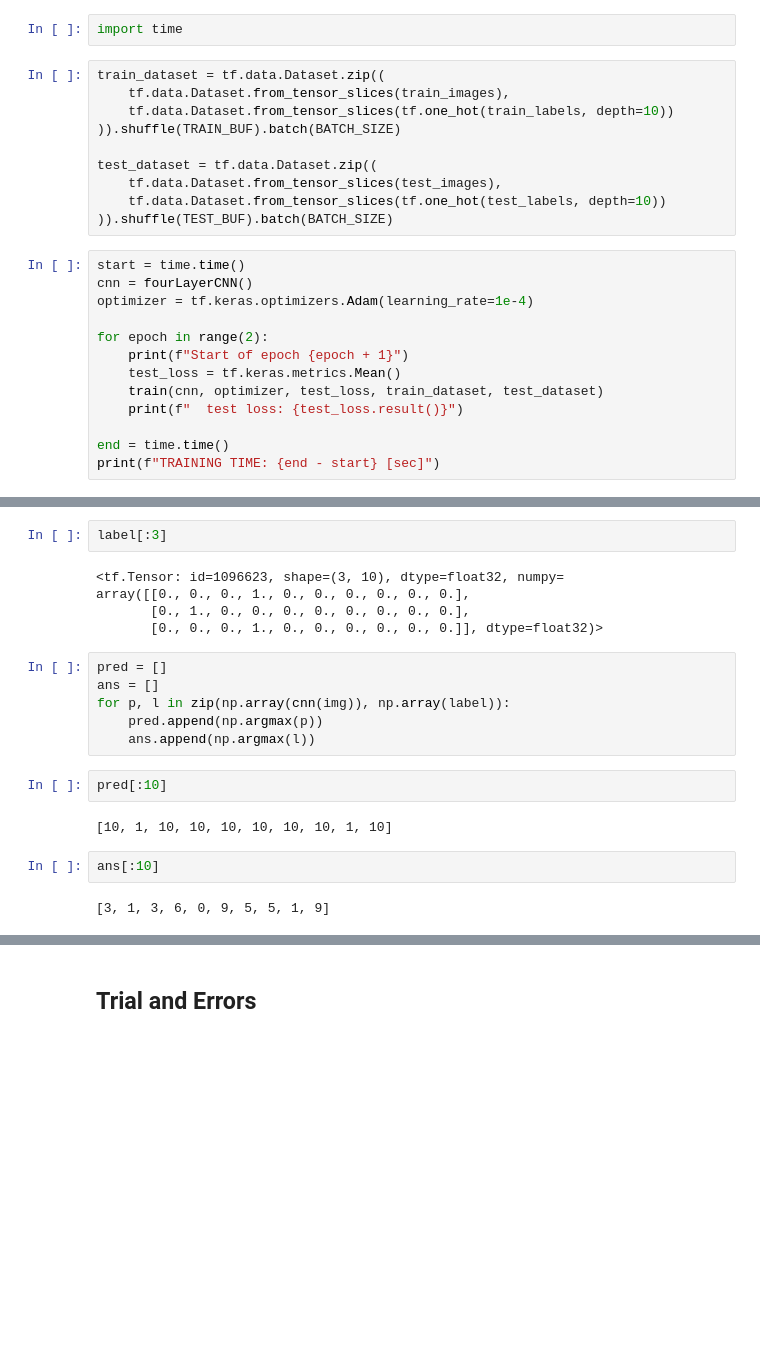
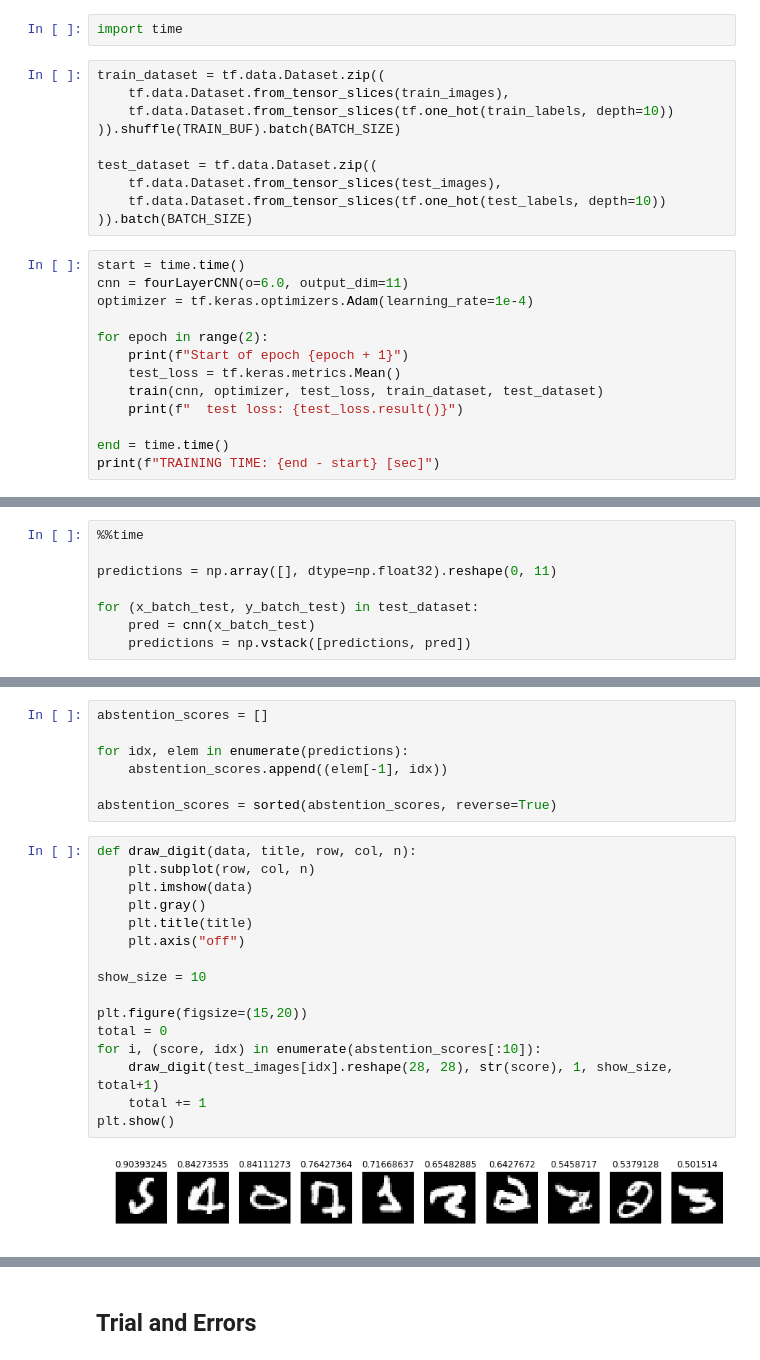
Before and after one commit to yoheikikuta/DeepGamblers-tensorflow, a Jupyter notebook: colab/Deepgamblers_tensorflow.ipynb, the cells around one changed output, grey strips where cells are left out. Drawn from its saved outputs; the diff is of its cells as text; blank space fills up the shorter version.

```diff
--- a/colab/Deepgamblers_tensorflow.ipynb
+++ b/colab/Deepgamblers_tensorflow.ipynb
@@ -144,10 +147,10 @@ train_dataset = tf.data.Dataset.zip((
 test_dataset = tf.data.Dataset.zip((
     tf.data.Dataset.from_tensor_slices(test_images),
     tf.data.Dataset.from_tensor_slices(tf.one_hot(test_labels, depth=10))
-)).shuffle(TEST_BUF).batch(BATCH_SIZE)
+)).batch(BATCH_SIZE)
 # %%
 start = time.time()
-cnn = fourLayerCNN()
+cnn = fourLayerCNN(o=6.0, output_dim=11)
 optimizer = tf.keras.optimizers.Adam(learning_rate=1e-4)
 
 for epoch in range(2):
@@ -170 +172,9 @@ img, label = next(it)
+# %%
+%%time
+
+predictions = np.array([], dtype=np.float32).reshape(0, 11)
+
+for (x_batch_test, y_batch_test) in test_dataset:
+    pred = cnn(x_batch_test)
+    predictions = np.vstack([predictions, pred])
 # %%
@@ -187,21 +184,25 @@ array([[2.1381481e-17, 3.0288554e-15, 1.4453471e-18, 3.9382879e-16,
-# %%
-label[:3]
-# %% [output]
-<tf.Tensor: id=1096623, shape=(3, 10), dtype=float32, numpy=
-array([[0., 0., 0., 1., 0., 0., 0., 0., 0., 0.],
-       [0., 1., 0., 0., 0., 0., 0., 0., 0., 0.],
-       [0., 0., 0., 1., 0., 0., 0., 0., 0., 0.]], dtype=float32)>
-# %%
-pred = []
-ans = []
-for p, l in zip(np.array(cnn(img)), np.array(label)):
-    pred.append(np.argmax(p))
-    ans.append(np.argmax(l))
-# %%
-pred[:10]
-# %% [output]
-[10, 1, 10, 10, 10, 10, 10, 10, 1, 10]
-# %%
-ans[:10]
-# %% [output]
-[3, 1, 3, 6, 0, 9, 5, 5, 1, 9]
+# %%
+abstention_scores = []
+
+for idx, elem in enumerate(predictions):
+    abstention_scores.append((elem[-1], idx))
+
+abstention_scores = sorted(abstention_scores, reverse=True)
+# %%
+def draw_digit(data, title, row, col, n):
+    plt.subplot(row, col, n)
+    plt.imshow(data)
+    plt.gray()
+    plt.title(title)
+    plt.axis("off")
+
+show_size = 10
+
+plt.figure(figsize=(15,20))
+total = 0
+for i, (score, idx) in enumerate(abstention_scores[:10]):
+    draw_digit(test_images[idx].reshape(28, 28), str(score), 1, show_size, total+1)
+    total += 1
+plt.show()
+# %% [output]
+[figure, added]
```
Also changed, not shown: parts of 16 cells of this notebook.
